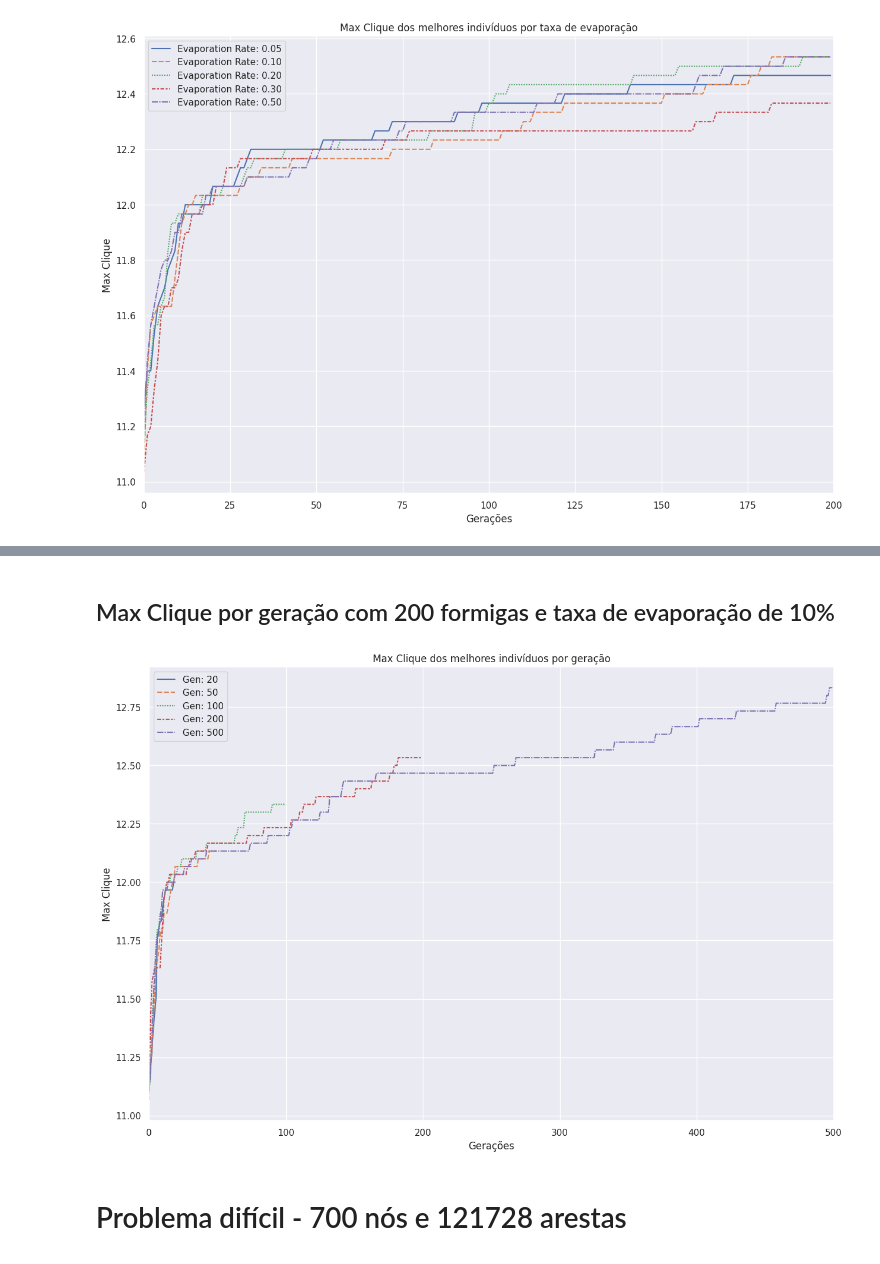
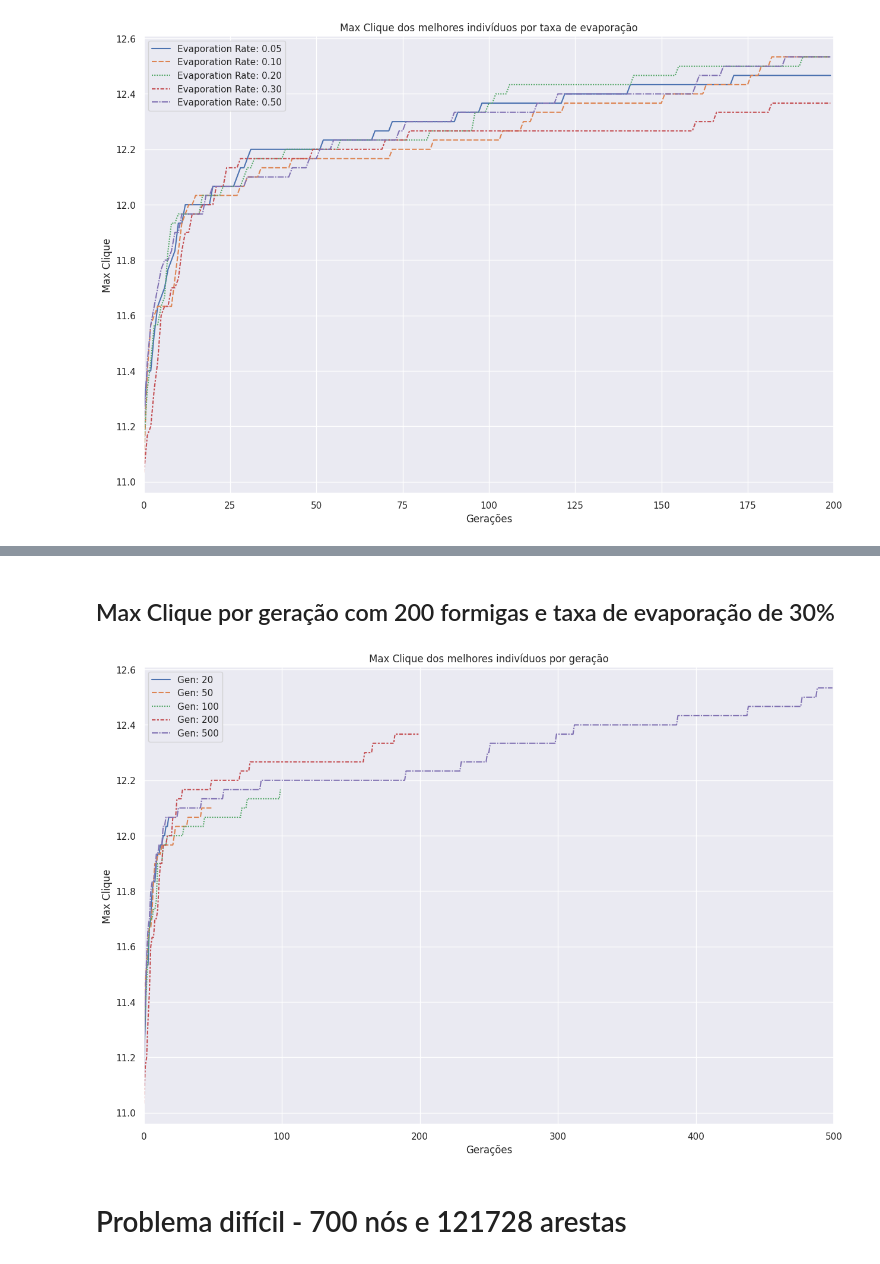
Before and after one commit to franciscobonand/aoc-max-clique, a Jupyter notebook: CompNatTP2.ipynb, the cells around one changed output, grey strips where cells are left out. Drawn from its saved outputs; the diff is of its cells as text; code cells hidden in the pictures.

```diff
--- a/CompNatTP2.ipynb
+++ b/CompNatTP2.ipynb
@@ -157,0 +168,25 @@ plt.show()
+# %%
+easy_500_500_005 = pd.read_csv('analysis/easy-500-500-0.05',nrows=500)
+easy_500_500_010 = pd.read_csv('analysis/easy-500-500-0.10', nrows=500)
+easy_500_500_020 = pd.read_csv('analysis/easy-500-500-0.20', nrows=500)
+easy_500_500_030 = pd.read_csv('analysis/easy-500-500-0.30', nrows=500)
+easy_max_by_evap2 = pd.DataFrame({
+   "Evaporation Rate: 0.05" : easy_500_500_005["best"],
+   "Evaporation Rate: 0.10" : easy_500_500_010["best"],
+   "Evaporation Rate: 0.20" : easy_500_500_020["best"],
+   "Evaporation Rate: 0.30" : easy_500_500_030["best"],
+  })
+
+sns.set(rc={'figure.figsize':(15, 10)})
+sns.lineplot(data=easy_max_by_evap2[[
+   "Evaporation Rate: 0.05",
+   "Evaporation Rate: 0.10",
+   "Evaporation Rate: 0.20",
+   "Evaporation Rate: 0.30",
+    ]])
+plt.xlabel("Gerações")
+plt.ylabel("Max Clique")
+plt.title("Max Clique dos melhores indivíduos por taxa de evaporação")
+plt.xlim([0, 200])
+# plt.ylim([6.0, 7.0])
+plt.show()
@@ -192,36 +231,36 @@ plt.show()
 # %% [markdown]
-## Max Clique por geração com 200 formigas e taxa de evaporação de 10%
+## Max Clique por geração com 200 formigas e taxa de evaporação de 30%
 # %%
-easy_200_20_010 = pd.read_csv('analysis/easy-200-20-0.10',nrows=20)
-easy_200_50_010 = pd.read_csv('analysis/easy-200-50-0.10', nrows=50)
-easy_200_100_010 = pd.read_csv('analysis/easy-200-100-0.10', nrows=100)
-easy_200_200_010= pd.read_csv('analysis/easy-200-200-0.10', nrows=200)
-easy_200_500_010 = pd.read_csv('analysis/easy-200-500-0.10', nrows=500)
+easy_200_20_030 = pd.read_csv('analysis/easy-200-20-0.30',nrows=20)
+easy_200_50_030 = pd.read_csv('analysis/easy-200-50-0.30', nrows=50)
+easy_200_100_030 = pd.read_csv('analysis/easy-200-100-0.30', nrows=100)
+easy_200_200_030= pd.read_csv('analysis/easy-200-200-0.30', nrows=200)
+easy_200_500_030 = pd.read_csv('analysis/easy-200-500-0.30', nrows=500)
 
 easy_max_by_gen = pd.DataFrame({
-   "Gen: 20" : easy_200_20_010["best"],
-   "Gen: 50" : easy_200_50_010["best"],
-   "Gen: 100" : easy_200_100_010["best"],
-   "Gen: 200" : easy_200_200_010["best"],
-   "Gen: 500" : easy_200_500_010["best"],
+   "Gen: 20" : easy_200_20_030["best"],
+   "Gen: 50" : easy_200_50_030["best"],
+   "Gen: 100" : easy_200_100_030["best"],
+   "Gen: 200" : easy_200_200_030["best"],
+   "Gen: 500" : easy_200_500_030["best"],
   })
 
 sns.set(rc={'figure.figsize':(15, 10)})
 sns.lineplot(data=easy_max_by_gen[[
    "Gen: 20",
    "Gen: 50",
    "Gen: 100",
    "Gen: 200",
    "Gen: 500",
     ]])
 plt.xlabel("Gerações")
 plt.ylabel("Max Clique")
 plt.title("Max Clique dos melhores indivíduos por geração")
 plt.xlim([0, 500])
 # plt.ylim([6.0, 7.0])
 plt.show()
 # %% [output]
-[figure, old version]
+[figure, new version]
 # %% [markdown]
 # Problema difícil - 700 nós e 121728 arestas
 # %%
```
Also changed, not shown: parts of 9 cells of this notebook.
